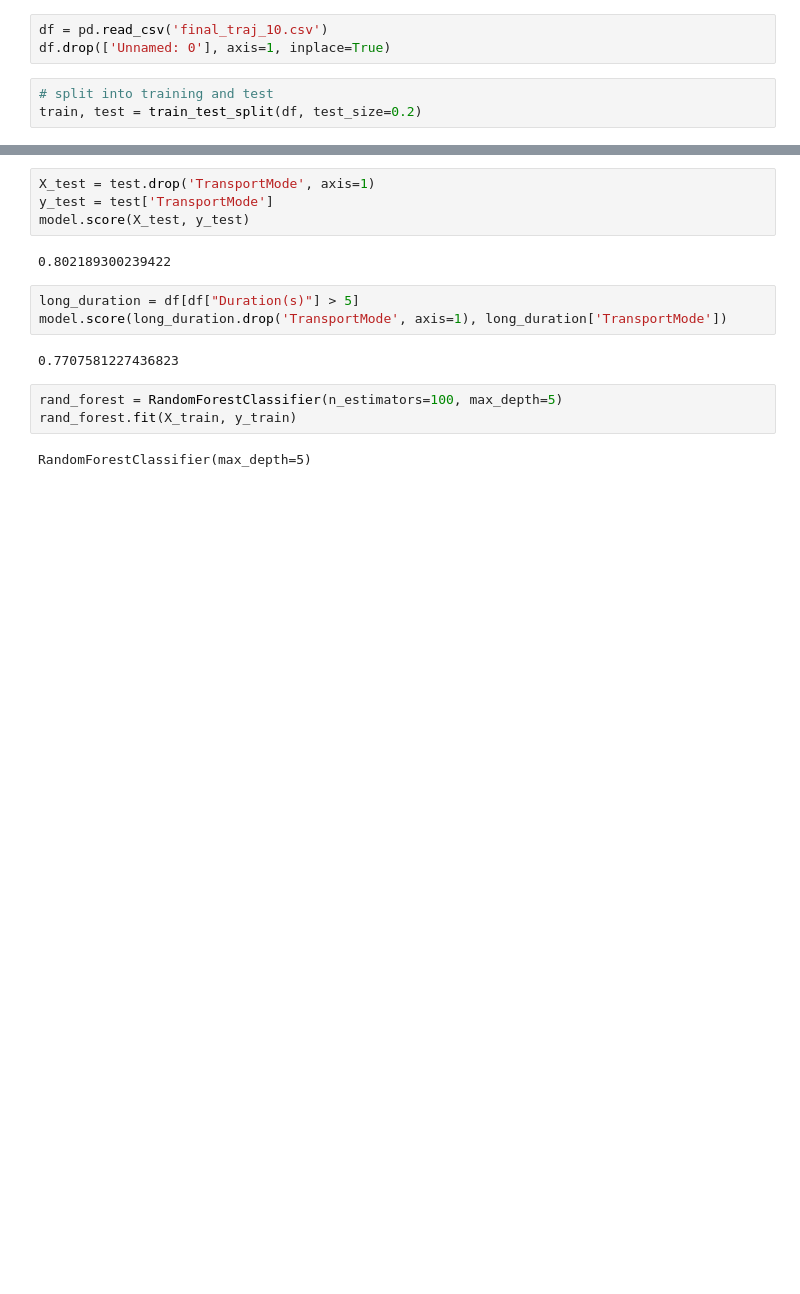
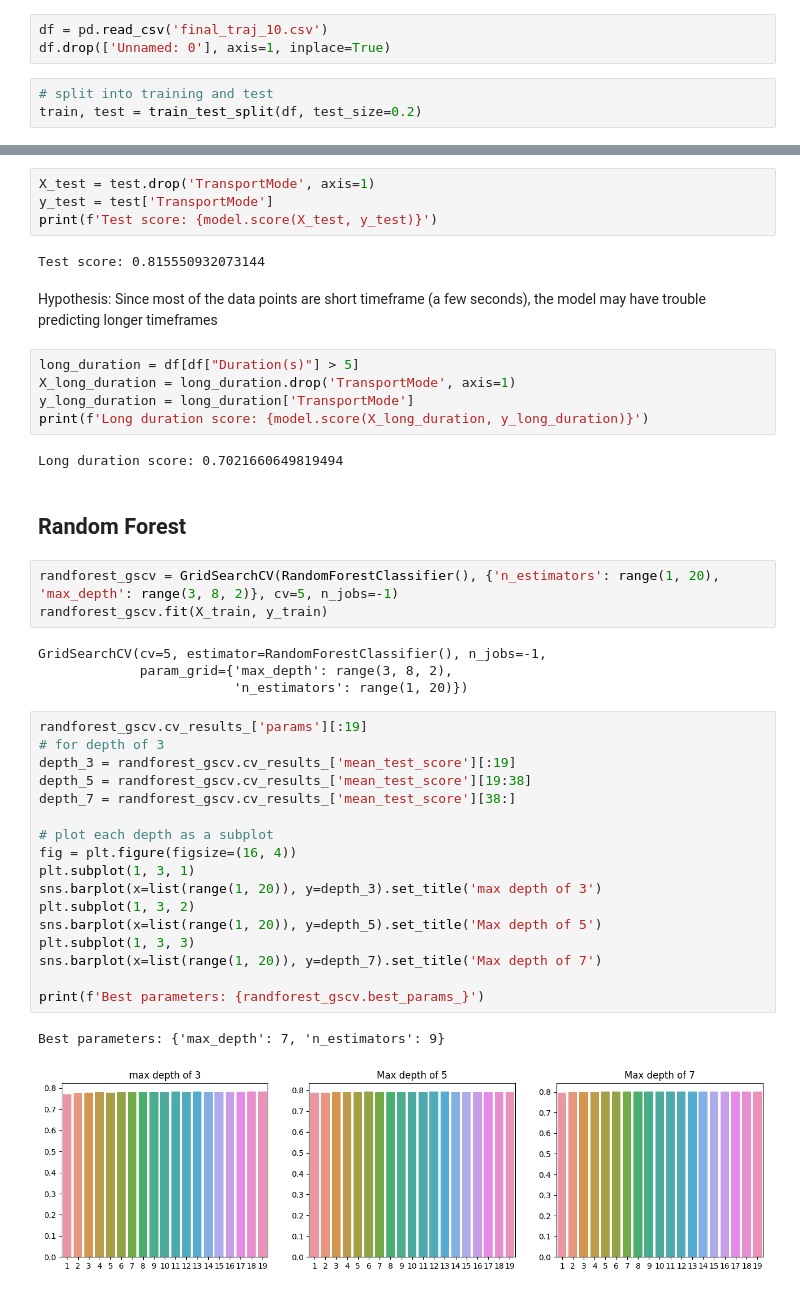
Before and after one commit to AdamBelfki3/trip-mode-detection-model, a Jupyter notebook: Trajectory Models.ipynb, the cells around one changed output, grey strips where cells are left out. Drawn from its saved outputs; the diff is of its cells as text; blank space fills up the shorter version.

```diff
--- a/Trajectory Models.ipynb
+++ b/Trajectory Models.ipynb
@@ -25,17 +45,45 @@ model.score(X_train, y_train)
 # %%
 X_test = test.drop('TransportMode', axis=1)
 y_test = test['TransportMode']
-model.score(X_test, y_test)
+print(f'Test score: {model.score(X_test, y_test)}')
 # %% [output]
-0.802189300239422
+Test score: 0.815550932073144
+# %% [markdown]
+Hypothesis: Since most of the data points are short timeframe (a few seconds), the model may have trouble predicting longer timeframes
 # %%
 long_duration = df[df["Duration(s)"] > 5]
-model.score(long_duration.drop('TransportMode', axis=1), long_duration['TransportMode'])
+X_long_duration = long_duration.drop('TransportMode', axis=1)
+y_long_duration = long_duration['TransportMode']
+print(f'Long duration score: {model.score(X_long_duration, y_long_duration)}')
 # %% [output]
-0.7707581227436823
+Long duration score: 0.7021660649819494
+# %% [markdown]
+## Random Forest
 # %%
-rand_forest = RandomForestClassifier(n_estimators=100, max_depth=5)
-rand_forest.fit(X_train, y_train)
+randforest_gscv = GridSearchCV(RandomForestClassifier(), {'n_estimators': range(1, 20), 'max_depth': range(3, 8, 2)}, cv=5, n_jobs=-1)
+randforest_gscv.fit(X_train, y_train)
 # %% [output]
-RandomForestClassifier(max_depth=5)
+GridSearchCV(cv=5, estimator=RandomForestClassifier(), n_jobs=-1,
+             param_grid={'max_depth': range(3, 8, 2),
+                         'n_estimators': range(1, 20)})
+# %%
+randforest_gscv.cv_results_['params'][:19]
+# for depth of 3
+depth_3 = randforest_gscv.cv_results_['mean_test_score'][:19]
+depth_5 = randforest_gscv.cv_results_['mean_test_score'][19:38]
+depth_7 = randforest_gscv.cv_results_['mean_test_score'][38:]
+
+# plot each depth as a subplot
+fig = plt.figure(figsize=(16, 4))
+plt.subplot(1, 3, 1)
+sns.barplot(x=list(range(1, 20)), y=depth_3).set_title('max depth of 3')
+plt.subplot(1, 3, 2)
+sns.barplot(x=list(range(1, 20)), y=depth_5).set_title('Max depth of 5')
+plt.subplot(1, 3, 3)
+sns.barplot(x=list(range(1, 20)), y=depth_7).set_title('Max depth of 7')
+
+print(f'Best parameters: {randforest_gscv.best_params_}')
+# %% [output]
+Best parameters: {'max_depth': 7, 'n_estimators': 9}
+[figure, added]
 # %%
```
Also changed, not shown: parts of 7 cells of this notebook, 1 other file.
